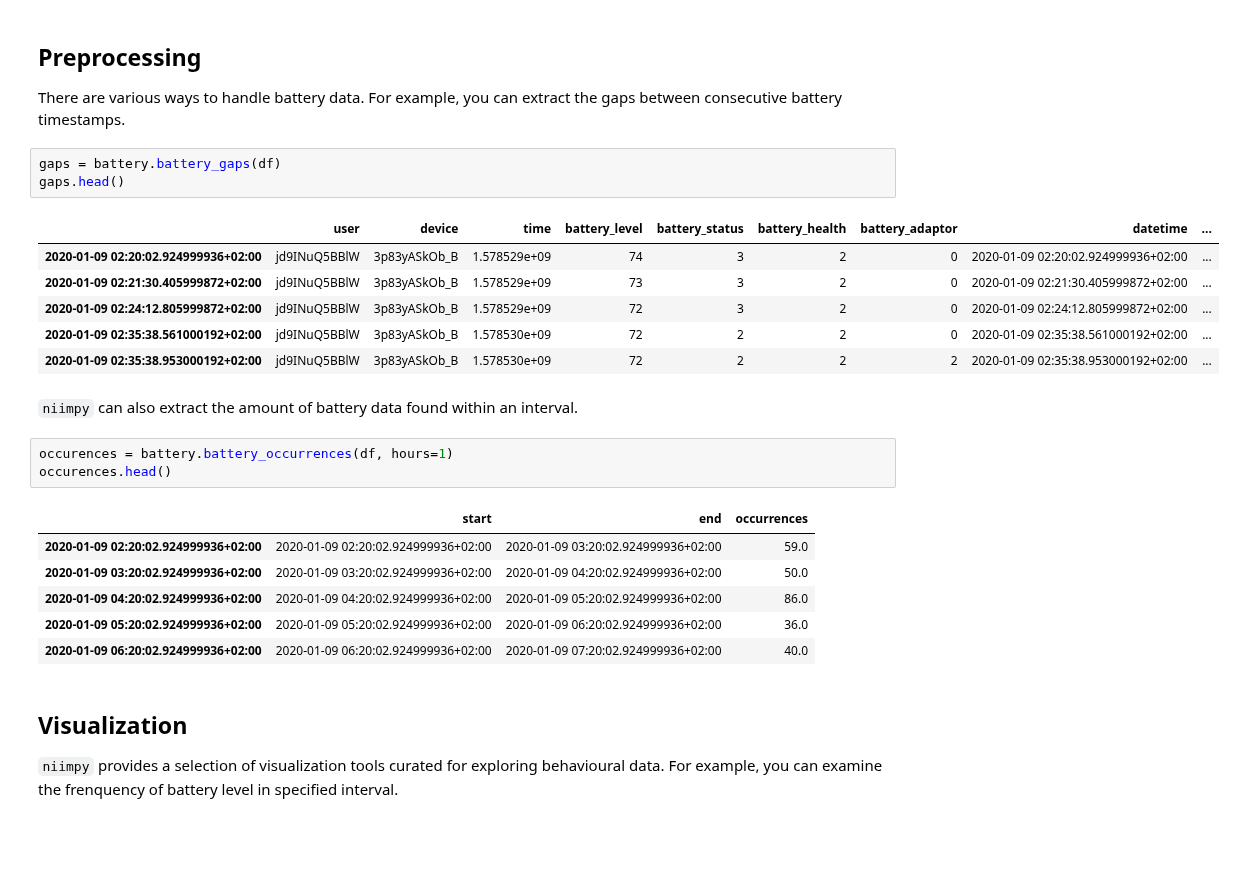
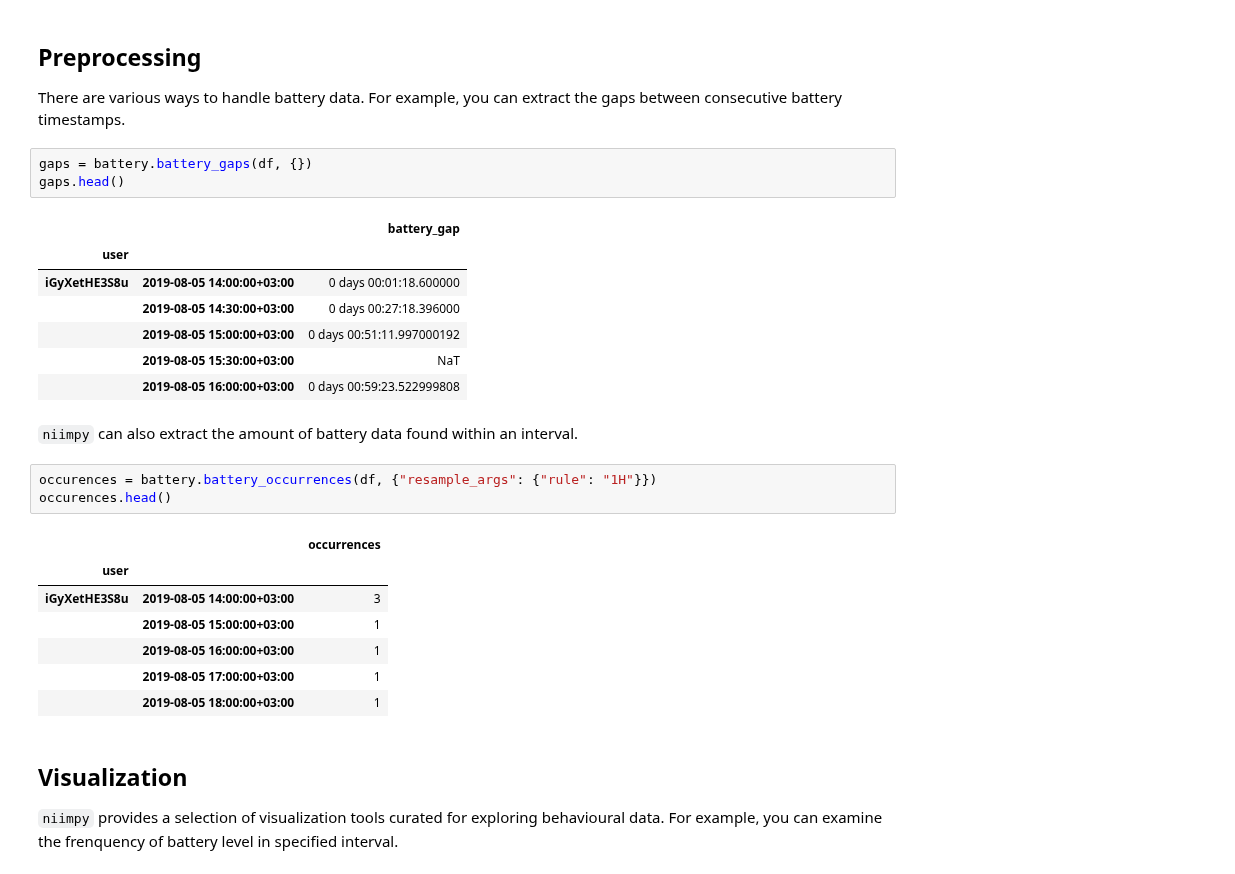
Before and after one commit to digitraceslab/niimpy, a Jupyter notebook: docs/quick-start.ipynb, the cells around one changed output. Cells and saved outputs as stored; diff of their text form; blank space fills up the shorter version.

```diff
--- a/docs/quick-start.ipynb
+++ b/docs/quick-start.ipynb
@@ -37,27 +37,29 @@ df.head()
 
 There are various ways to handle battery data. For example, you can extract the gaps between consecutive battery timestamps.
 # %%
-gaps = battery.battery_gaps(df)
+gaps = battery.battery_gaps(df, {})
 gaps.head()
 # %% [output]
-|  | user | device | time | battery_level | battery_status | battery_health | battery_adaptor | datetime | ... |
-| 2020-01-09 02:20:02.924999936+02:00 | jd9INuQ5BBlW | 3p83yASkOb_B | 1.578529e+09 | 74 | 3 | 2 | 0 | 2020-01-09 02:20:02.924999936+02:00 | ... |
-| 2020-01-09 02:21:30.405999872+02:00 | jd9INuQ5BBlW | 3p83yASkOb_B | 1.578529e+09 | 73 | 3 | 2 | 0 | 2020-01-09 02:21:30.405999872+02:00 | ... |
-| 2020-01-09 02:24:12.805999872+02:00 | jd9INuQ5BBlW | 3p83yASkOb_B | 1.578529e+09 | 72 | 3 | 2 | 0 | 2020-01-09 02:24:12.805999872+02:00 | ... |
-| 2020-01-09 02:35:38.561000192+02:00 | jd9INuQ5BBlW | 3p83yASkOb_B | 1.578530e+09 | 72 | 2 | 2 | 0 | 2020-01-09 02:35:38.561000192+02:00 | ... |
-| 2020-01-09 02:35:38.953000192+02:00 | jd9INuQ5BBlW | 3p83yASkOb_B | 1.578530e+09 | 72 | 2 | 2 | 2 | 2020-01-09 02:35:38.953000192+02:00 | ... |
+|  |  | battery_gap |
+| user |  |  |
+| iGyXetHE3S8u | 2019-08-05 14:00:00+03:00 | 0 days 00:01:18.600000 |
+|  | 2019-08-05 14:30:00+03:00 | 0 days 00:27:18.396000 |
+|  | 2019-08-05 15:00:00+03:00 | 0 days 00:51:11.997000192 |
+|  | 2019-08-05 15:30:00+03:00 | NaT |
+|  | 2019-08-05 16:00:00+03:00 | 0 days 00:59:23.522999808 |
 # %% [markdown]
 `niimpy` can also extract the amount of battery data found within an interval.
 # %%
-occurences = battery.battery_occurrences(df, hours=1)
+occurences = battery.battery_occurrences(df, {"resample_args": {"rule": "1H"}})
 occurences.head()
 # %% [output]
-|  | start | end | occurrences |
-| 2020-01-09 02:20:02.924999936+02:00 | 2020-01-09 02:20:02.924999936+02:00 | 2020-01-09 03:20:02.924999936+02:00 | 59.0 |
-| 2020-01-09 03:20:02.924999936+02:00 | 2020-01-09 03:20:02.924999936+02:00 | 2020-01-09 04:20:02.924999936+02:00 | 50.0 |
-| 2020-01-09 04:20:02.924999936+02:00 | 2020-01-09 04:20:02.924999936+02:00 | 2020-01-09 05:20:02.924999936+02:00 | 86.0 |
-| 2020-01-09 05:20:02.924999936+02:00 | 2020-01-09 05:20:02.924999936+02:00 | 2020-01-09 06:20:02.924999936+02:00 | 36.0 |
-| 2020-01-09 06:20:02.924999936+02:00 | 2020-01-09 06:20:02.924999936+02:00 | 2020-01-09 07:20:02.924999936+02:00 | 40.0 |
+|  |  | occurrences |
+| user |  |  |
+| iGyXetHE3S8u | 2019-08-05 14:00:00+03:00 | 3 |
+|  | 2019-08-05 15:00:00+03:00 | 1 |
+|  | 2019-08-05 16:00:00+03:00 | 1 |
+|  | 2019-08-05 17:00:00+03:00 | 1 |
+|  | 2019-08-05 18:00:00+03:00 | 1 |
 # %% [markdown]
 ## Visualization <a class="anchor" id="section_2"></a>
 
```
Also changed, not shown: parts of 3 cells of this notebook, 2 other files.
